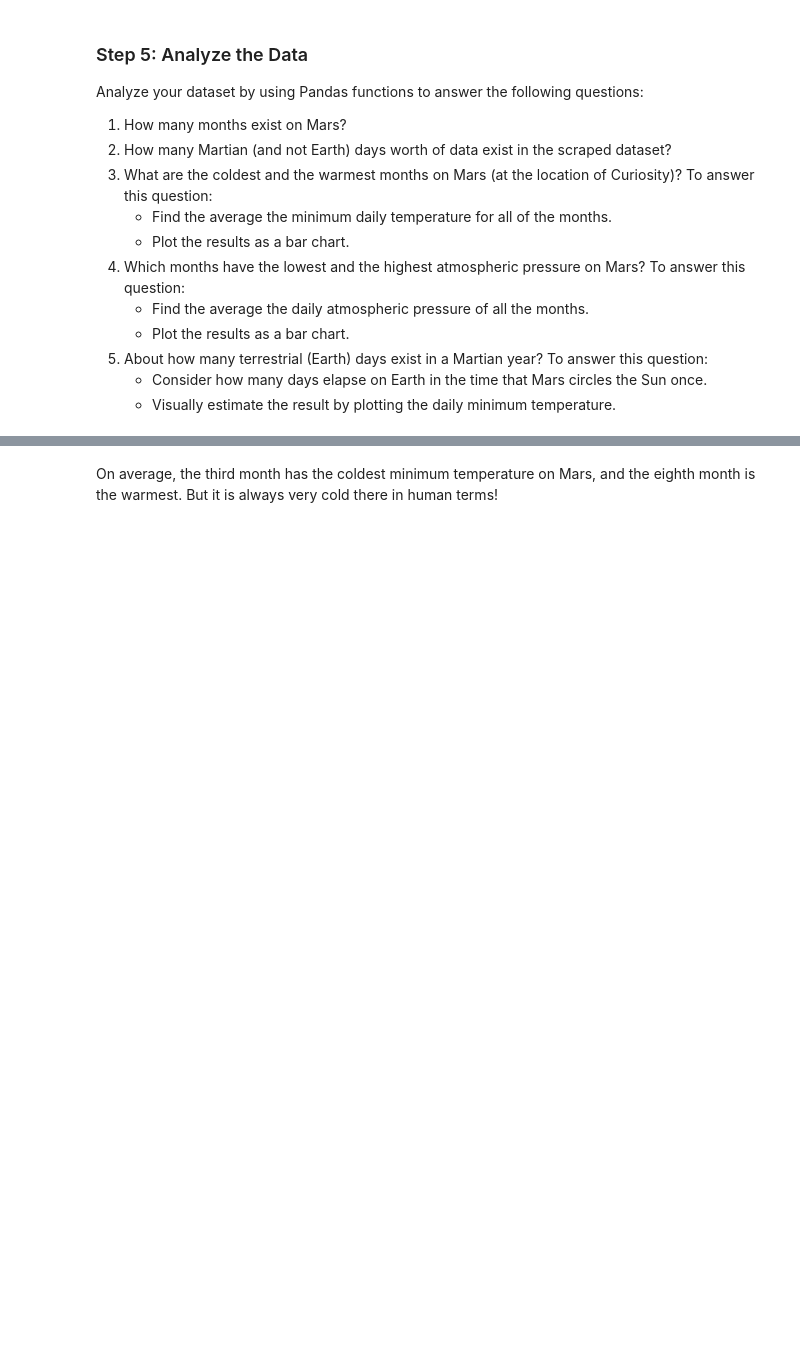
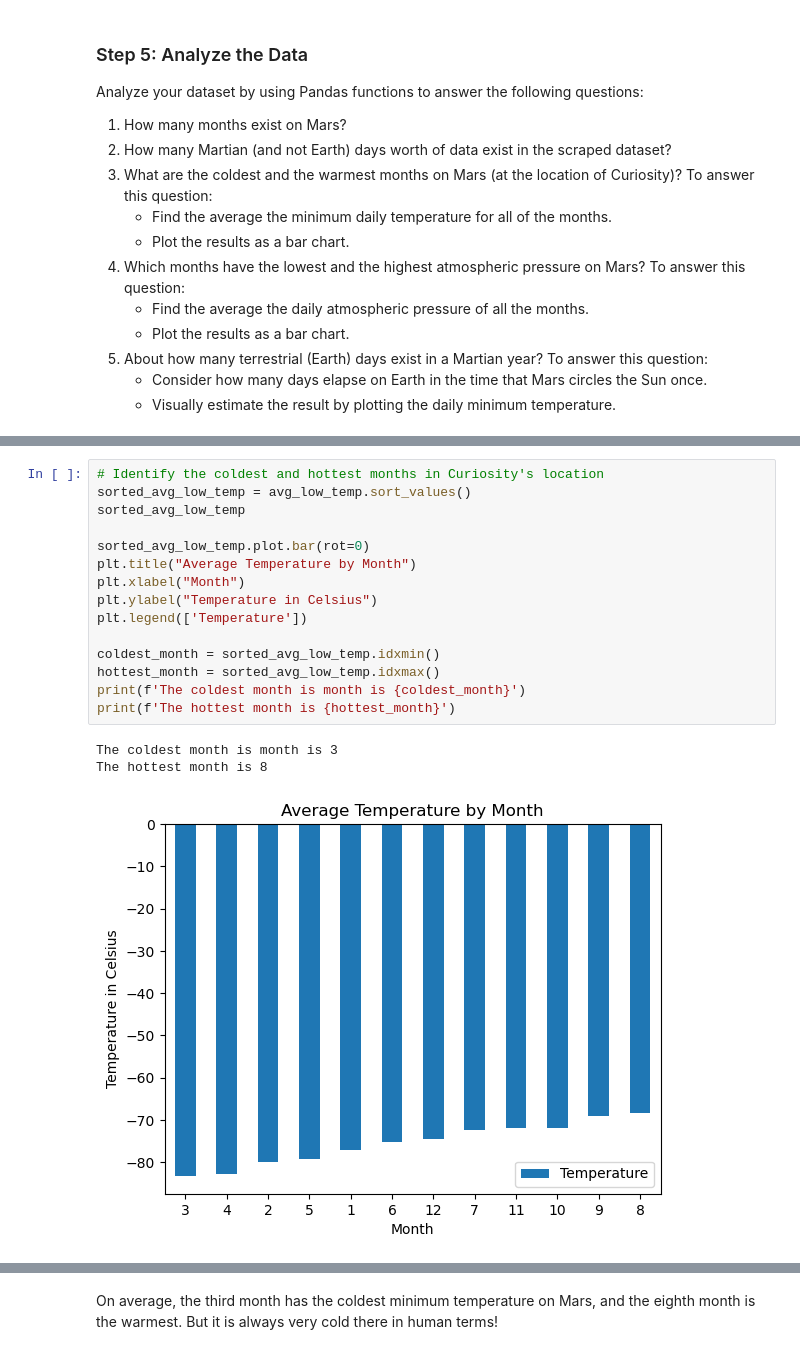
Before and after one commit to TatianaLouise/web-scraping-challenge, a Jupyter notebook: part_2_mars_weather.ipynb, the cells around one changed output, grey strips where cells are left out. Drawn from its saved outputs; the diff is of its cells as text; blank space fills up the shorter version.

```diff
--- a/part_2_mars_weather.ipynb
+++ b/part_2_mars_weather.ipynb
@@ -187,2 +203,21 @@ Name: min_temp, dtype: float64
+# %%
+# Identify the coldest and hottest months in Curiosity's location
+sorted_avg_low_temp = avg_low_temp.sort_values()
+sorted_avg_low_temp
+
+sorted_avg_low_temp.plot.bar(rot=0)
+plt.title("Average Temperature by Month")
+plt.xlabel("Month")
+plt.ylabel("Temperature in Celsius")
+plt.legend(['Temperature'])
+
+coldest_month = sorted_avg_low_temp.idxmin()
+hottest_month = sorted_avg_low_temp.idxmax()
+print(f'The coldest month is month is {coldest_month}')
+print(f'The hottest month is {hottest_month}')
+# %% [output]
+The coldest month is month is 3
+The hottest month is 8
+[figure, added]
 # %%
 # 4. Average pressure by Martian month
```
Also changed, not shown: parts of 13 cells of this notebook, 2 other files.
